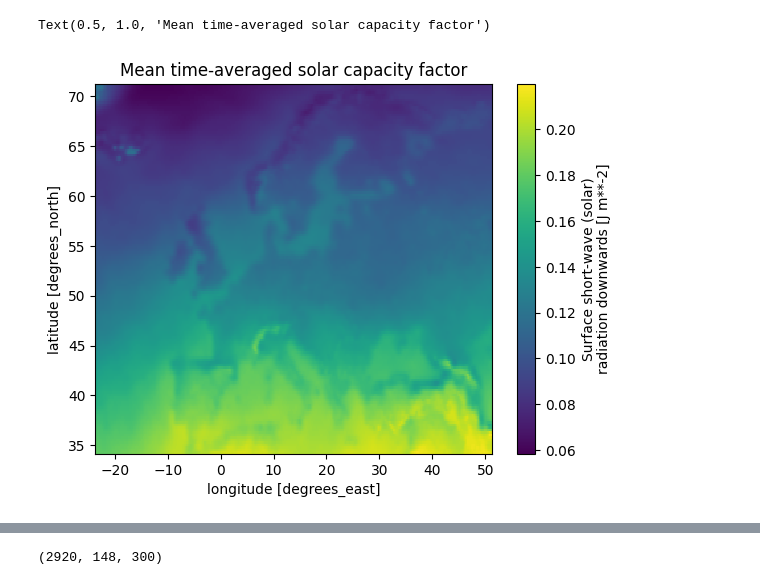
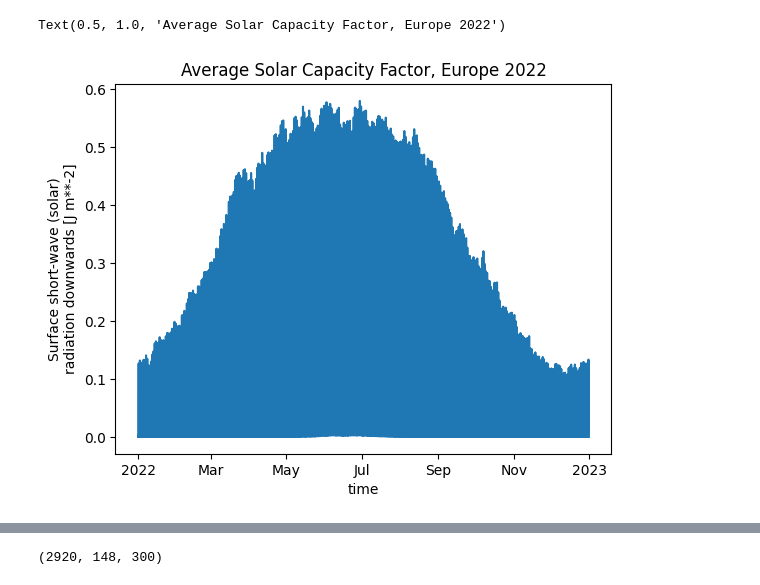
Before and after one commit to victorelgersma/dafs, a Jupyter notebook: final_assignment/AssignmentESMFinal.ipynb, the cells around one changed output, grey strips where cells are left out. Saved outputs shown, nothing was run; the diff lists cells and outputs as text; code cells hidden in the pictures.

```diff
--- a/final_assignment/AssignmentESMFinal.ipynb
+++ b/final_assignment/AssignmentESMFinal.ipynb
@@ -186,9 +126,0 @@ We can do the same for solar radiation (ssrd)
-# %%
-# and for the wind speed:
-
-import numpy as np
-
-u100 = era5['u100']
-v100 = era5['v100']
-
-era5['wind_speed'] = np.sqrt(u100 * u100 + v100 * v100)
@@ -210,22 +126,0 @@ Text(0.5, 1.0, 'wind speed (mean daily) at Lat=57 and Lon=50')
-# %%
-import matplotlib.pyplot as plt
-
-
-import numpy as np
-
-
-def get_speed(u100, v100):
-    return np.sqrt(u100 * u100 + v100 * v100)
-
-
-era5["wind_speed"] = get_speed(era5["u100"], era5["v100"])
-
-
-# plot speeds:
-
-
-era5["wind_speed"].plot.hist(bins=50)
-ax.set_xlabel("frequency")
-ax.set_ylabel("speed [m/s]")
-
-plt.title("Distribution of wind speeds")
@@ -272,9 +186,12 @@ era5["cf_pv"] = calculate_pv_cf(era5)
 # %%
 # let's map out cf_pv
+import matplotlib.pyplot as plt
 
-era5.mean(dim="valid_time")["cf_pv"].plot()
+fig, ax = plt.subplots()
 
-plt.title("Mean time-averaged solar capacity factor")
+era5['cf_pv'].mean(dim=['latitude','longitude']).plot()
+
+ax.set_title("Average Solar Capacity Factor, Europe 2022")
 # %% [output]
-Text(0.5, 1.0, 'Mean time-averaged solar capacity factor')
+Text(0.5, 1.0, 'Average Solar Capacity Factor, Europe 2022')
-[figure, old version]
+[figure, new version]
```
Also changed, not shown: parts of 49 cells of this notebook, 2 other files.
